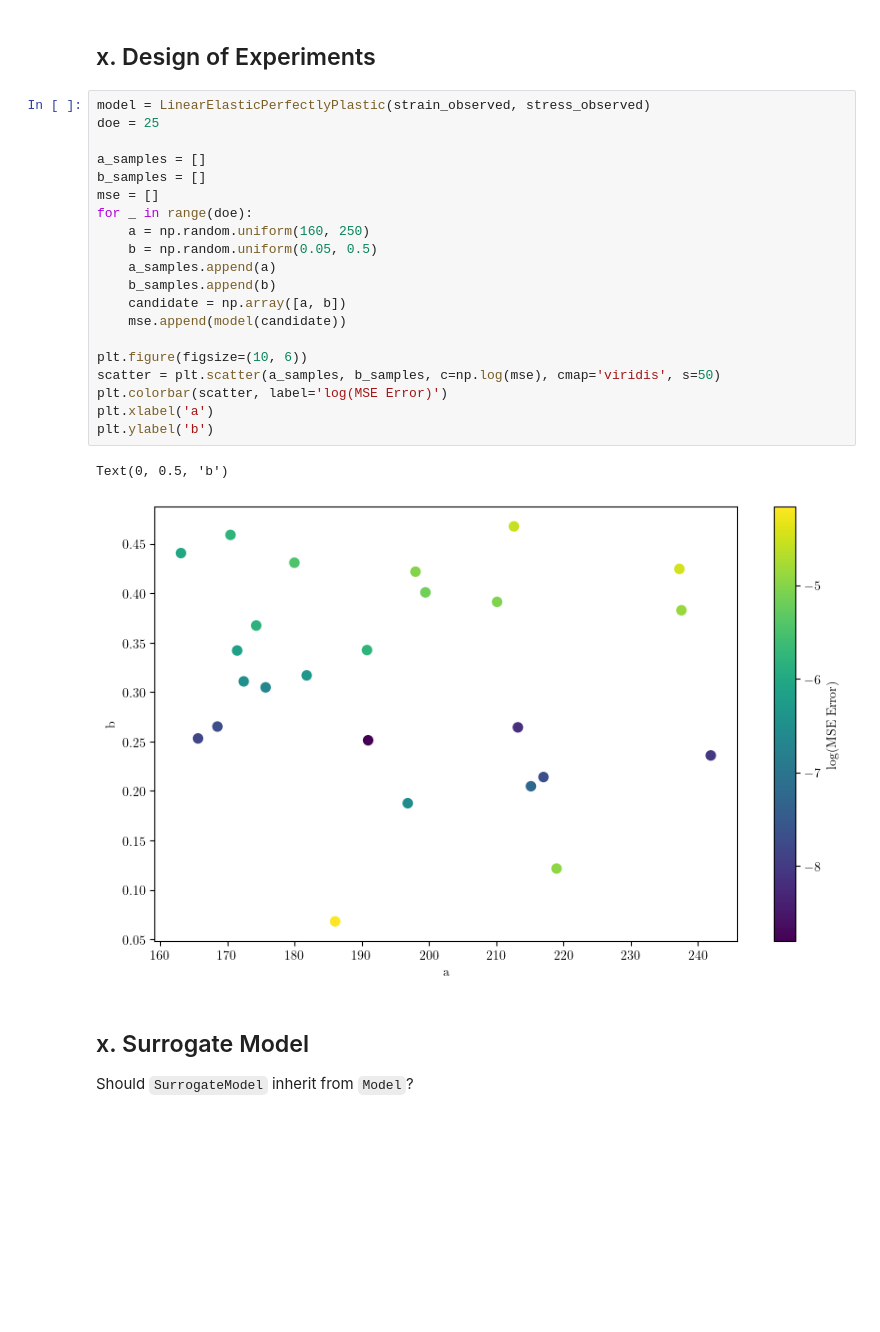
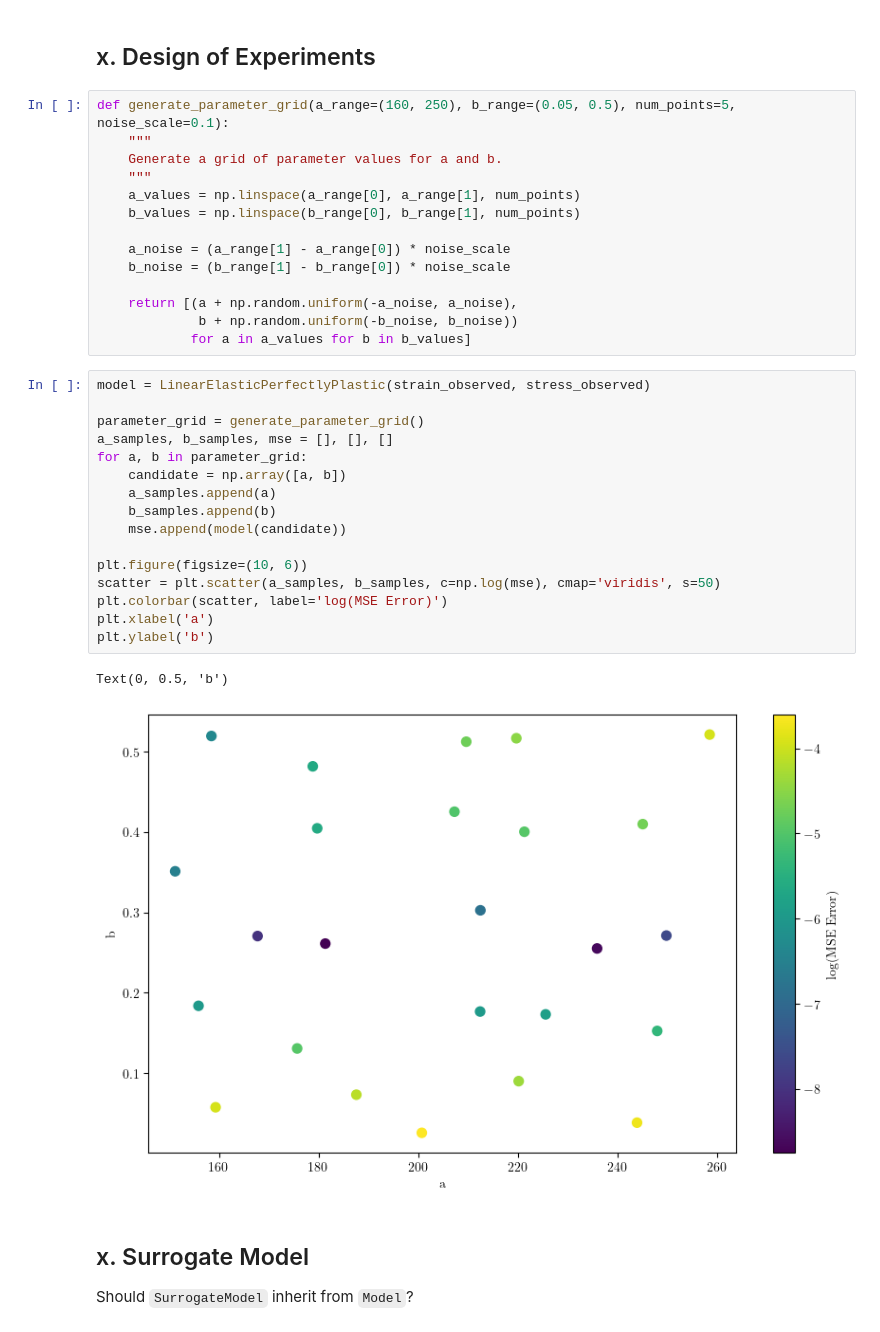
Before and after one commit to mark-hobbs/articles, a Jupyter notebook: model-calibration/model-calibration-toy.ipynb, the cells around one changed output. Drawn from its saved outputs; the diff is of its cells as text; blank space fills up the shorter version.

```diff
--- a/model-calibration/model-calibration-toy.ipynb
+++ b/model-calibration/model-calibration-toy.ipynb
@@ -146,28 +179,38 @@ plt.tight_layout()
 # %% [markdown]
 ## x. Design of Experiments
+# %%
+def generate_parameter_grid(a_range=(160, 250), b_range=(0.05, 0.5), num_points=5, noise_scale=0.1):
+    """
+    Generate a grid of parameter values for a and b.
+    """
+    a_values = np.linspace(a_range[0], a_range[1], num_points)
+    b_values = np.linspace(b_range[0], b_range[1], num_points)
+
+    a_noise = (a_range[1] - a_range[0]) * noise_scale
+    b_noise = (b_range[1] - b_range[0]) * noise_scale
+
+    return [(a + np.random.uniform(-a_noise, a_noise),
+             b + np.random.uniform(-b_noise, b_noise))
+            for a in a_values for b in b_values]
 # %%
 model = LinearElasticPerfectlyPlastic(strain_observed, stress_observed)
-doe = 25
 
-a_samples = []
-b_samples = []
-mse = []
-for _ in range(doe):
-    a = np.random.uniform(160, 250)
-    b = np.random.uniform(0.05, 0.5)
+parameter_grid = generate_parameter_grid()
+a_samples, b_samples, mse = [], [], []
+for a, b in parameter_grid:
+    candidate = np.array([a, b])
     a_samples.append(a)
     b_samples.append(b)
-    candidate = np.array([a, b])
     mse.append(model(candidate))
 
 plt.figure(figsize=(10, 6))
 scatter = plt.scatter(a_samples, b_samples, c=np.log(mse), cmap='viridis', s=50)
 plt.colorbar(scatter, label='log(MSE Error)')
 plt.xlabel('a')
 plt.ylabel('b')
 # %% [output]
 Text(0, 0.5, 'b')
-[figure, old version]
+[figure, new version]
 # %% [markdown]
 ## x. Surrogate Model
 
```
Also changed, not shown: parts of 14 cells of this notebook.
